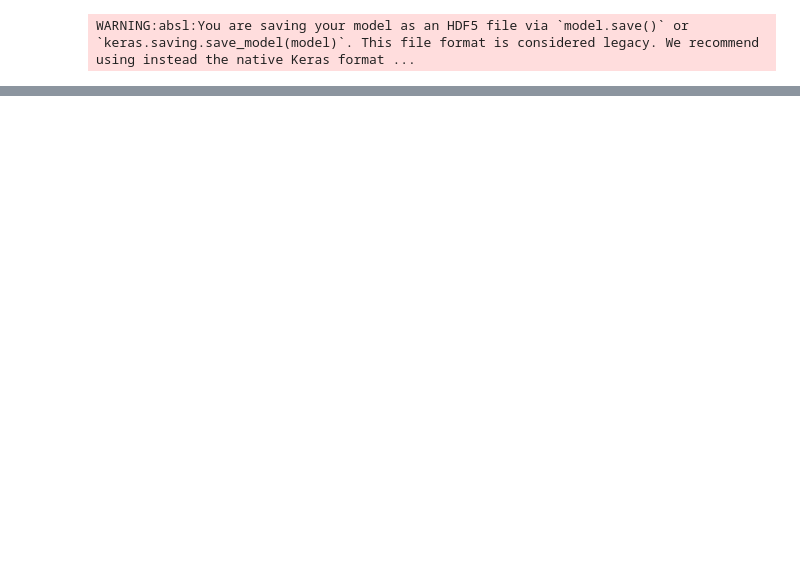
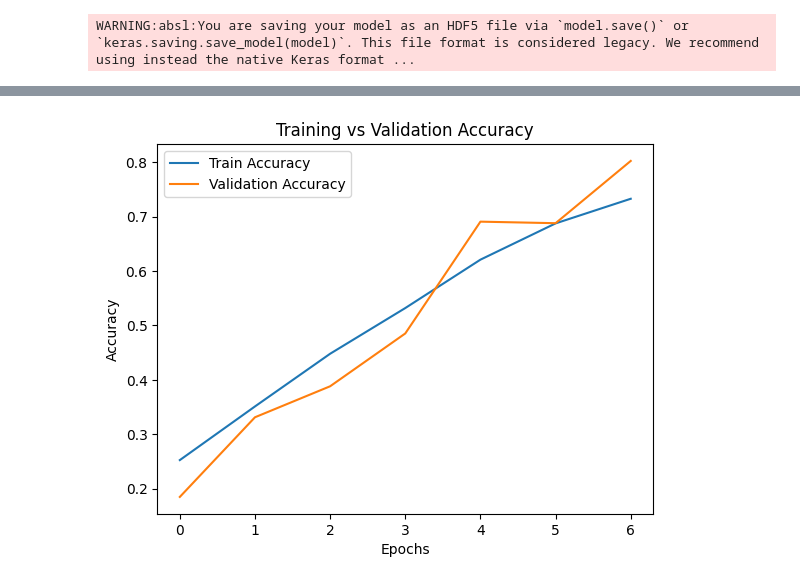
Before and after one commit to Amritpalkaur7/Sign-language-translator, a Jupyter notebook: sign_language_training.ipynb, the cells around one changed output, grey strips where cells are left out. Cells and saved outputs as stored; diff of their text form; code cells hidden in the pictures; blank space fills up the shorter version.

```diff
--- a/sign_language_training.ipynb
+++ b/sign_language_training.ipynb
@@ -20,10 +14,10 @@ SignLanguageProject  sign_language_training.ipynb
 # %%
 import tensorflow as tf
 
-data_dir = "/content/drive/MyDrive/SignLanguageProject/dataset/asl_alphabet_train"
+data_dir = "/content/asl_alphabet_train"
 
 img_size = 64
-batch_size = 32
+batch_size = 16
 
 train_data = tf.keras.preprocessing.image_dataset_from_directory(
     data_dir,
@@ -138 +53,10 @@ The model takes an image as input, extracts features using convolution layers, a
+# %%
+from tensorflow.keras import layers, models
+
+data_augmentation = tf.keras.Sequential([
+    layers.RandomFlip("horizontal"),
+    layers.RandomRotation(0.2),
+    layers.RandomZoom(0.2),
+    layers.RandomContrast(0.2),
+])
 # %%
@@ -186,7 +118,16 @@ Model: "sequential"
+# %%
+from tensorflow.keras.callbacks import EarlyStopping
+
+early_stop = EarlyStopping(
+    monitor='val_loss',
+    patience=2,
+    restore_best_weights=True
+)
 # %%
 history = model.fit(
     train_data,
     validation_data=val_data,
-    epochs=5
+    epochs=7,
+    callbacks=[early_stop]
 )
 # %% [output]
@@ -214,0 +152,13 @@ files.download('/content/drive/MyDrive/SignLanguageProject/model/sign_model.h5')
+# %%
+import matplotlib.pyplot as plt
+
+# Accuracy graph
+plt.plot(history.history['accuracy'], label='Train Accuracy')
+plt.plot(history.history['val_accuracy'], label='Validation Accuracy')
+plt.xlabel('Epochs')
+plt.ylabel('Accuracy')
+plt.legend()
+plt.title('Training vs Validation Accuracy')
+plt.show()
+# %% [output]
+[figure, added]
```
Also changed, not shown: parts of 19 cells of this notebook.
